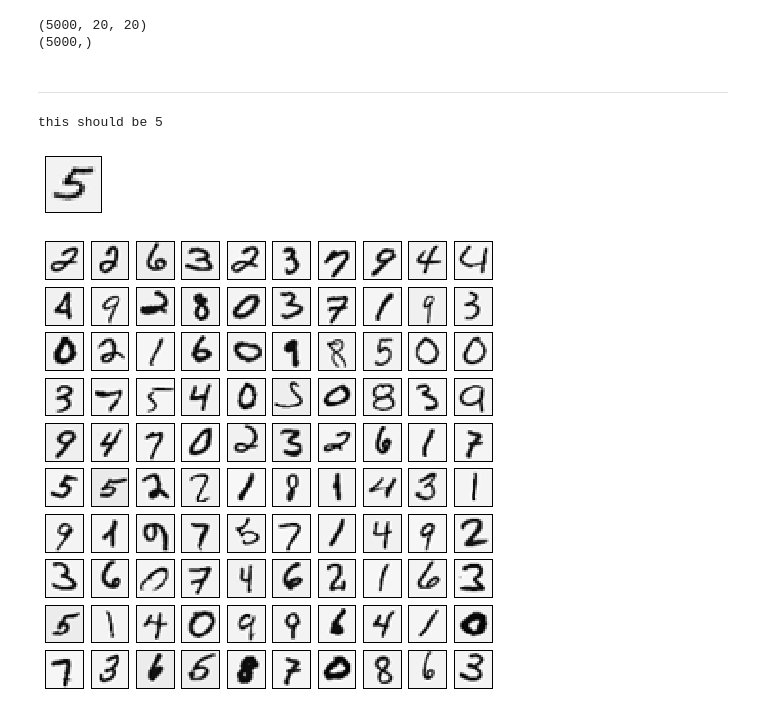
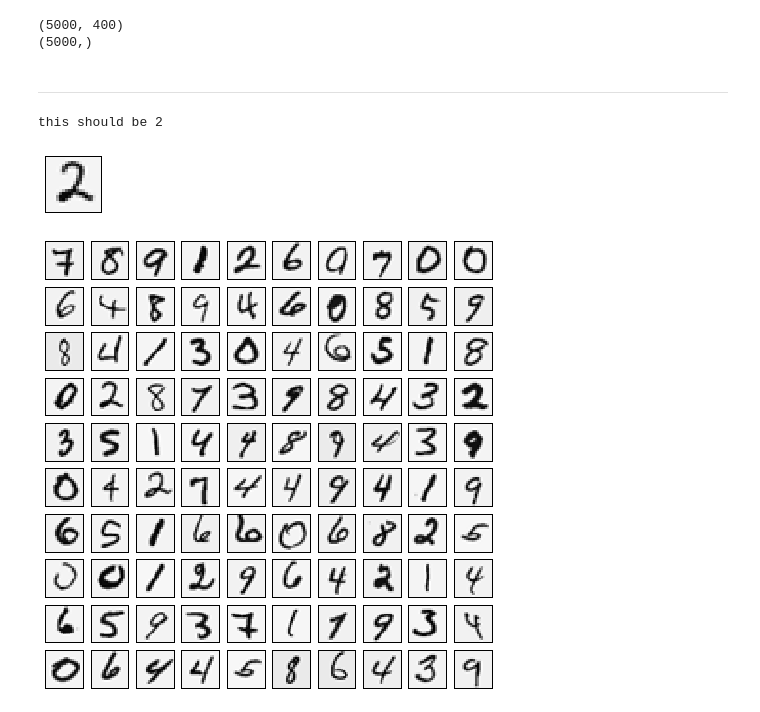
Before and after one commit to lukaemon/Coursera-ML-AndrewNg, a Jupyter notebook: machine-learning-ex3/1- visualize data.ipynb, the cells around one changed output. Saved outputs shown, nothing was run; the diff lists cells and outputs as text; code cells hidden in the pictures.

```diff
--- a/machine-learning-ex3/1- visualize data.ipynb
+++ b/machine-learning-ex3/1- visualize data.ipynb
@@ -26,21 +13,21 @@ def load_data():
 # %%
-X, y = load_data()
+X, y = nn.load_data()
 
 print(X.shape)
 print(y.shape)
 # %% [output]
-(5000, 20, 20)
+(5000, 400)
 (5000,)
 # %% [markdown]
 ***
 # %%
 pick_one = np.random.randint(0, 5000)
-nn.plot_an_image(X[pick_one, :, :])
+nn.plot_an_image(X[pick_one, :])
 print('this should be {}'.format(y[pick_one]))
 # %% [output]
-this should be 5
+this should be 2
-[figure, old version]
+[figure, new version]
 # %%
 nn.plot_100_image(X)
 # %% [output]
-[figure, old version]
+[figure, new version]
```
Also changed, not shown: parts of 2 cells of this notebook, 3 other files.
